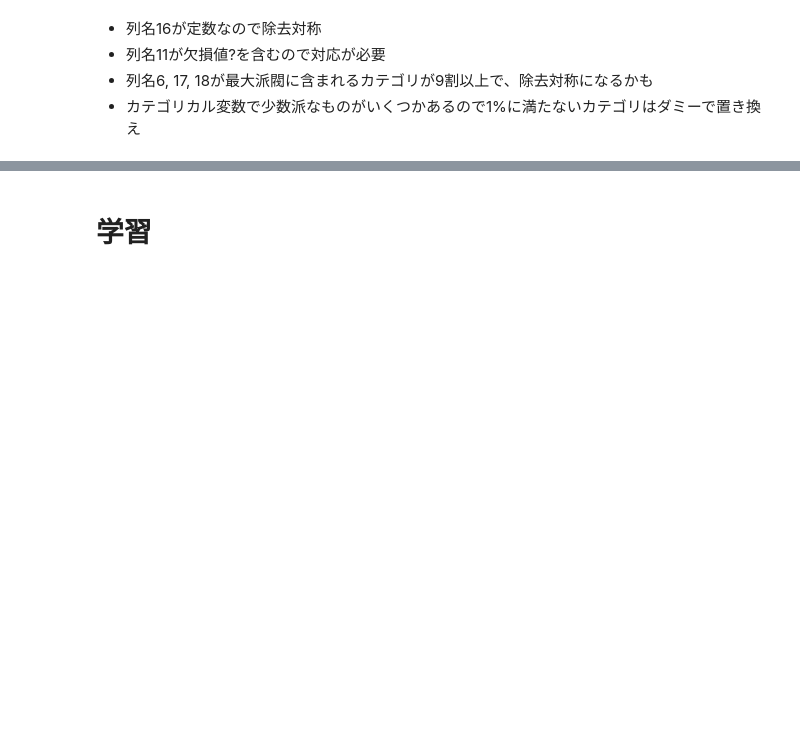
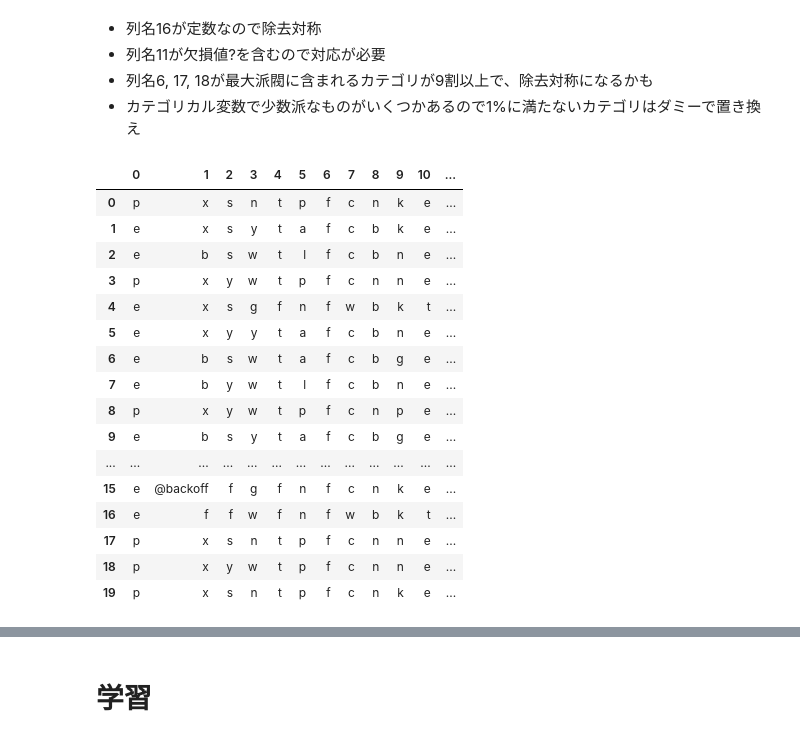
Before and after one commit to tsato-code/DataAnalysisProjects, a Jupyter notebook: Template_Mashroom.ipynb, the cells around one changed output, grey strips where cells are left out. Saved outputs shown, nothing was run; the diff lists cells and outputs as text; code cells hidden in the pictures; blank space fills up the shorter version.

```diff
--- a/Template_Mashroom.ipynb
+++ b/Template_Mashroom.ipynb
@@ -214,40 +214,58 @@ for col in df.columns:
         good_cols.remove(col)
 df = df[good_cols]
 # %%
-# バックオフ：少数派カテゴリを抽出
-def backoff_cand(df, cutoff=0.01):
-    cand = {}
-    for col in df.columns:
-        if np.issubdtype(df[col].dtype, np.number):
-            continue
-        else:
-            tmp_df = df[col].value_counts(normalize=True, dropna=False)
-            for idx in tmp_df.index:
-                if tmp_df[idx] < cutoff:
-                    if cand.get(col) is None:
-                        cand.setdefault(col, [idx])
-                    else:
-                        cand[col].append(idx)
+# バックオフ：少数派カテゴリ値を抽出
+def _backoff_cand(df, cutoff=0.01):
+    col = df.select_dtypes('O').columns.tolist()
+    cand = {c: [idx for idx, val in df[c].value_counts(normalize=True, dropna=False).iteritems() if val < cutoff] for c in col}
+    cand = {key: val for key, val in cand.items() if val!=[]} # 空リストを削除
     return cand
 
 
-# バックオフ：少数派カテゴリをダミーで置き換え
-def backoff_replace(df, cand, sep="_dum_"):
+# バックオフ：少数派カテゴリ値をダミーで置き換え
+def _backoff_replace(df, cand, inplace, prfx, rep):
     _df = pd.DataFrame({})
-    cols = []
+    col = []
     for key, val in cand.items():
         tmp = df[key]
+        col_name = prfx+str(key)
         for idx in val:
-            tmp = tmp.replace(idx, sep)
-        col_name = "_"+str(key)+"_"
+            tmp = tmp.replace(idx, rep)
         _df[col_name] = tmp
-        cols.append(col_name)
-    return _df[cols]
+        col.append(col_name)
+    return _df
 
 
-cand = backoff_cand(df)
-backoff =  backoff_replace(df, cand)
-df = pd.concat([df, backoff], axis=1)
+def backoff(df, prfx="@", rep="@backoff", inplace=False):
+    cand = _backoff_cand(df)
+    _df = _backoff_replace(df, cand, inplace, prfx, rep)
+    if inplace:
+        for key, val in cand.items():
+            df[key] = _df[prfx+str(key)]
+        return df
+    else:
+        return pd.concat([df, _df], axis=1)
+
+
+backoff(df, inplace=True).head(20)
+# %% [output]
+|  | 0 | 1 | 2 | 3 | 4 | 5 | 6 | 7 | 8 | 9 | 10 | ... |
+| 0 | p | x | s | n | t | p | f | c | n | k | e | ... |
+| 1 | e | x | s | y | t | a | f | c | b | k | e | ... |
+| 2 | e | b | s | w | t | l | f | c | b | n | e | ... |
+| 3 | p | x | y | w | t | p | f | c | n | n | e | ... |
+| 4 | e | x | s | g | f | n | f | w | b | k | t | ... |
+| 5 | e | x | y | y | t | a | f | c | b | n | e | ... |
+| 6 | e | b | s | w | t | a | f | c | b | g | e | ... |
+| 7 | e | b | y | w | t | l | f | c | b | n | e | ... |
+| 8 | p | x | y | w | t | p | f | c | n | p | e | ... |
+| 9 | e | b | s | y | t | a | f | c | b | g | e | ... |
+| ... | ... | ... | ... | ... | ... | ... | ... | ... | ... | ... | ... | ... |
+| 15 | e | @backoff | f | g | f | n | f | c | n | k | e | ... |
+| 16 | e | f | f | w | f | n | f | w | b | k | t | ... |
+| 17 | p | x | s | n | t | p | f | c | n | n | e | ... |
+| 18 | p | x | y | w | t | p | f | c | n | n | e | ... |
+| 19 | p | x | s | n | t | p | f | c | n | k | e | ... |
 # %%
 # 欠損値の補完
 #----------------------------------------------#
```
Also changed, not shown: parts of 12 cells of this notebook.
